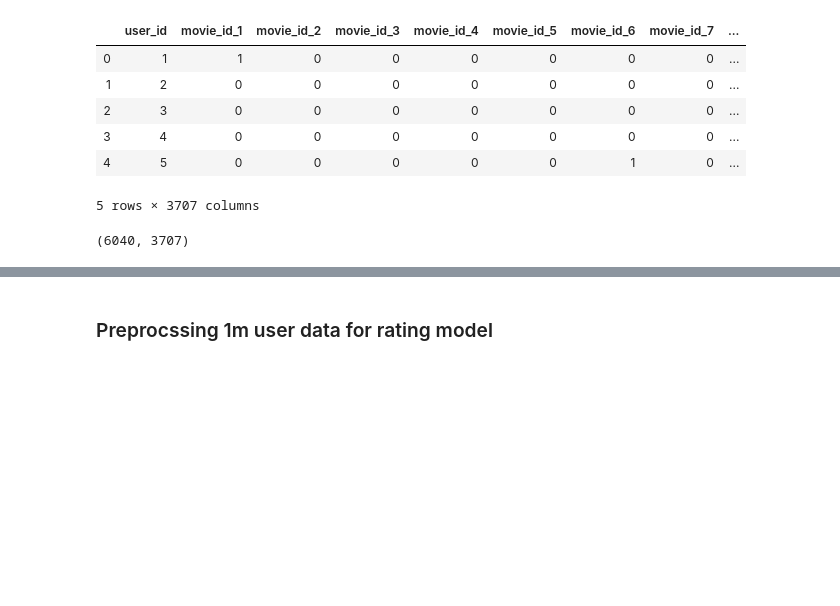
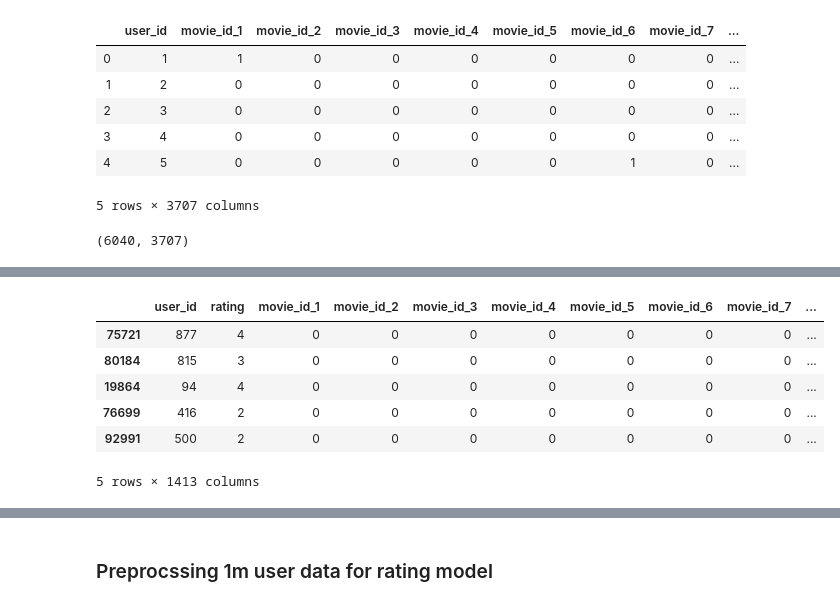
Before and after one commit to agnivad/causal-inference-movie-recommender, a Jupyter notebook: Data_processing.ipynb, the cells around one changed output, grey strips where cells are left out. Drawn from its saved outputs; the diff is of its cells as text; code cells hidden in the pictures; blank space fills up the shorter version.

```diff
--- a/Data_processing.ipynb
+++ b/Data_processing.ipynb
@@ -188,0 +381,3 @@ rating_model_data.shape
+# %%
+one_hot_X_test["user_id"] = X_test.user_id
+one_hot_X_test["rating"] = X_test.rating
@@ -188,0 +397,13 @@ rating_model_data.shape
+# %%
+cols = one_hot_X_test.columns.tolist()
+cols = cols[-2:] + cols[:-2]
+one_hot_X_test = one_hot_X_test[cols]
+one_hot_X_test.head()
+# %% [output]
+|  | user_id | rating | movie_id_1 | movie_id_2 | movie_id_3 | movie_id_4 | movie_id_5 | movie_id_6 | movie_id_7 | ... |
+| 75721 | 877 | 4 | 0 | 0 | 0 | 0 | 0 | 0 | 0 | ... |
+| 80184 | 815 | 3 | 0 | 0 | 0 | 0 | 0 | 0 | 0 | ... |
+| 19864 | 94 | 4 | 0 | 0 | 0 | 0 | 0 | 0 | 0 | ... |
+| 76699 | 416 | 2 | 0 | 0 | 0 | 0 | 0 | 0 | 0 | ... |
+| 92991 | 500 | 2 | 0 | 0 | 0 | 0 | 0 | 0 | 0 | ... |
+5 rows × 1413 columns
```
Also changed, not shown: parts of 82 cells of this notebook, 8 other files.
